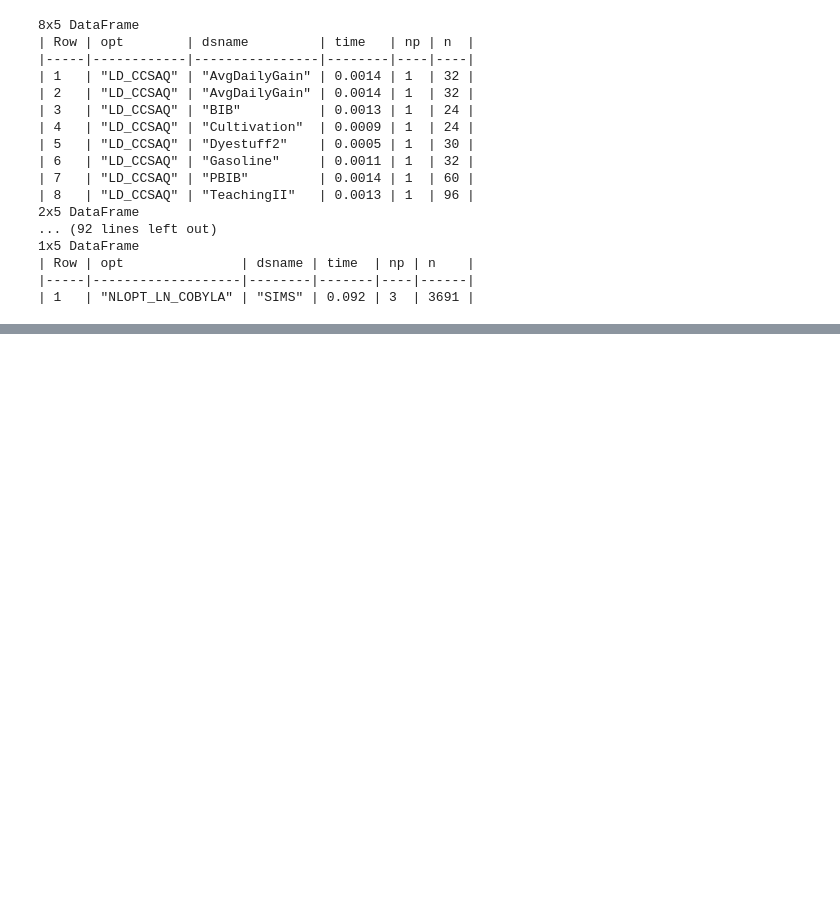
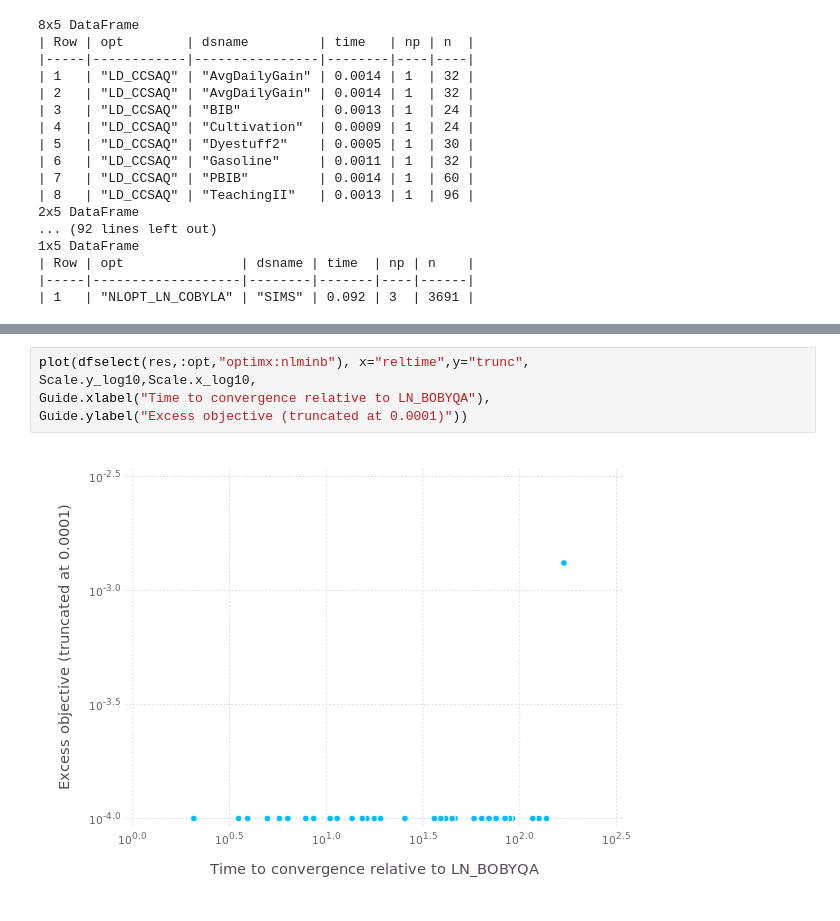
Before and after one commit to Stat990-033/Timings, a Jupyter notebook: inst/doc/Summaries.ipynb, the cells around one changed output, grey strips where cells are left out. Cells and saved outputs as stored; diff of their text form; blank space fills up the shorter version.

```diff
--- a/inst/doc/Summaries.ipynb
+++ b/inst/doc/Summaries.ipynb
@@ -261,0 +324,7 @@ end;
+# %%
+plot(dfselect(res,:opt,"optimx:nlminb"), x="reltime",y="trunc",
+Scale.y_log10,Scale.x_log10,
+Guide.xlabel("Time to convergence relative to LN_BOBYQA"),
+Guide.ylabel("Excess objective (truncated at 0.0001)"))
+# %% [output]
+[figure, added]
```
Also changed, not shown: parts of 10 cells of this notebook.
